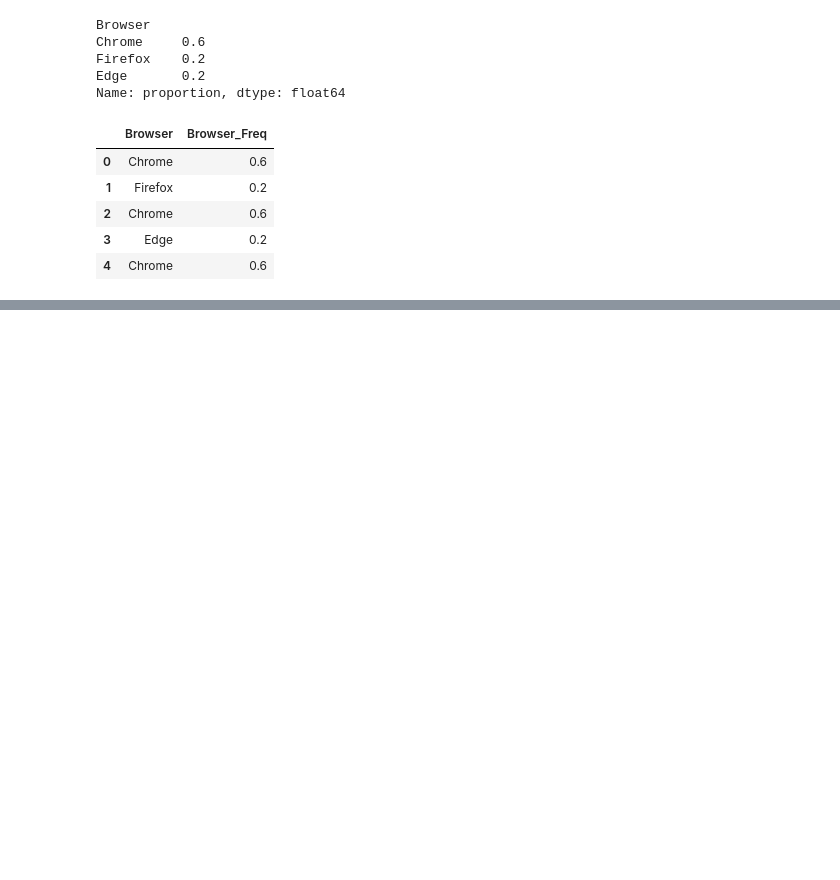
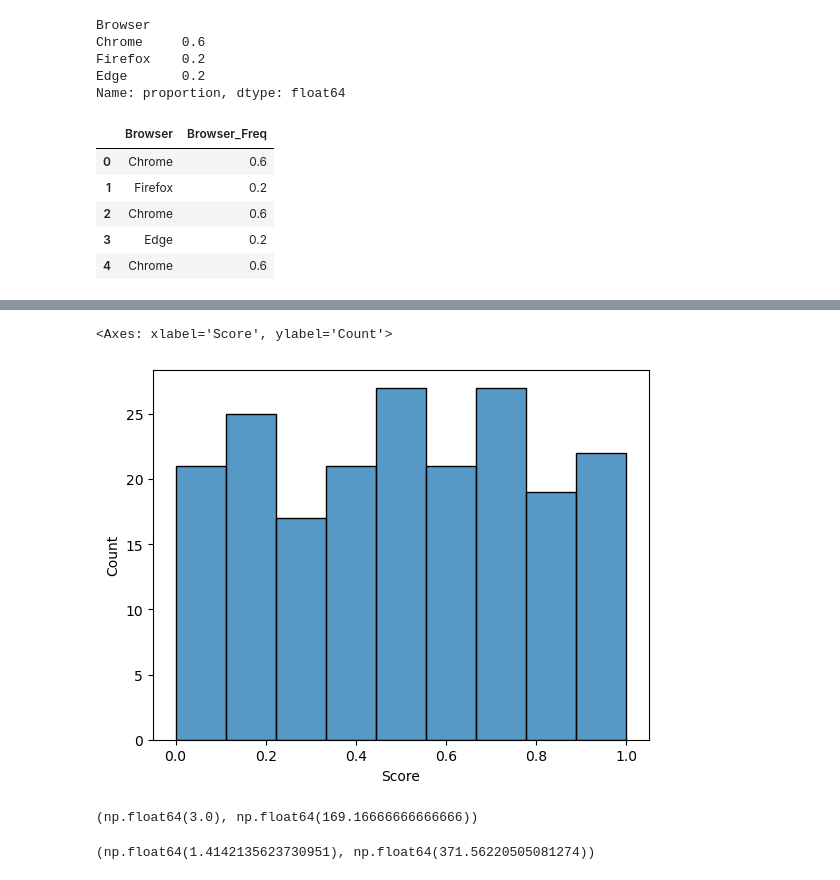
Before and after one commit to Niraj7272/DataScience, a Jupyter notebook: Practice/Feature_Engineering.ipynb, the cells around one changed output, grey strips where cells are left out. Drawn from its saved outputs; the diff is of its cells as text; code cells hidden in the pictures; blank space fills up the shorter version.

```diff
--- a/Practice/Feature_Engineering.ipynb
+++ b/Practice/Feature_Engineering.ipynb
@@ -672,0 +857,5 @@ df
+# %%
+scaler = MinMaxScaler()
+scaled_data = scaler.fit_transform(df)
+df2 = pd.DataFrame(scaled_data, columns=df.columns)
+df2
@@ -672,0 +881,18 @@ df
+# %%
+sns.histplot(df2['Score'])
+# %% [output]
+<Axes: xlabel='Score', ylabel='Count'>
+[figure, added]
+# %%
+# Robust Scaling (X_scaled = X - Median / IQR)
+a = np.mean([1,2,3,4,5])
+b = np.mean([1,2,3,4,5,1000])
+a, b
+# %% [output]
+(np.float64(3.0), np.float64(169.16666666666666))
+# %%
+a = np.std([1,2,3,4,5])
+b = np.std([1,2,3,4,5,1000])
+a, b
+# %% [output]
+(np.float64(1.4142135623730951), np.float64(371.56220505081274))
```
Also changed, not shown: parts of 32 cells of this notebook.
